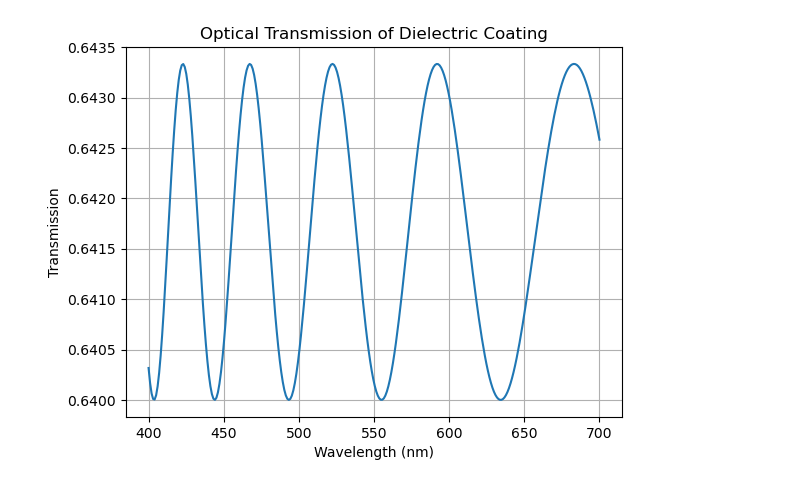
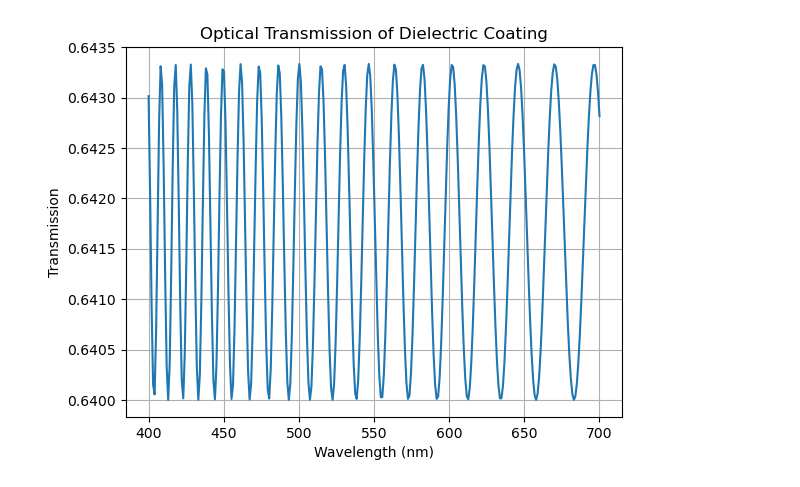
Before and after one commit to tacticstactics/Optical_thin_film_coating, a Jupyter notebook: copilot-Untitled-2.ipynb, the cells around one changed output. Drawn from its saved outputs; the diff is of its cells as text; code cells hidden in the pictures.

```diff
--- a/copilot-Untitled-2.ipynb
+++ b/copilot-Untitled-2.ipynb
@@ -25,32 +25,32 @@ def calculate_transmission(n, d, num_layers, wavelengths):
         T = np.abs(t)**2
 
         transmission.append(T)
 
     return transmission
 
 # User inputs
 #n = float(input("Enter the refractive index of the coating: "))
 #d = float(input("Enter the thickness of each layer (in nm): "))
 #num_layers = int(input("Enter the number of layers: "))
 
 n = 1.48
 d = 1500
-num_layers = 1
+num_layers = 4
 
 
 
 # Wavelength range (in nm)
 wavelengths = np.linspace(400, 700, 300)
 
 # Calculate transmission
 transmission = calculate_transmission(n, d, num_layers, wavelengths)
 
 # Plot the results
 plt.plot(wavelengths, transmission)
 plt.xlabel('Wavelength (nm)')
 plt.ylabel('Transmission')
 plt.title('Optical Transmission of Dielectric Coating')
 plt.grid(True)
 plt.show()
 # %% [output]
-[figure, old version]
+[figure, new version]
```
Also changed, not shown: 1 other file.
